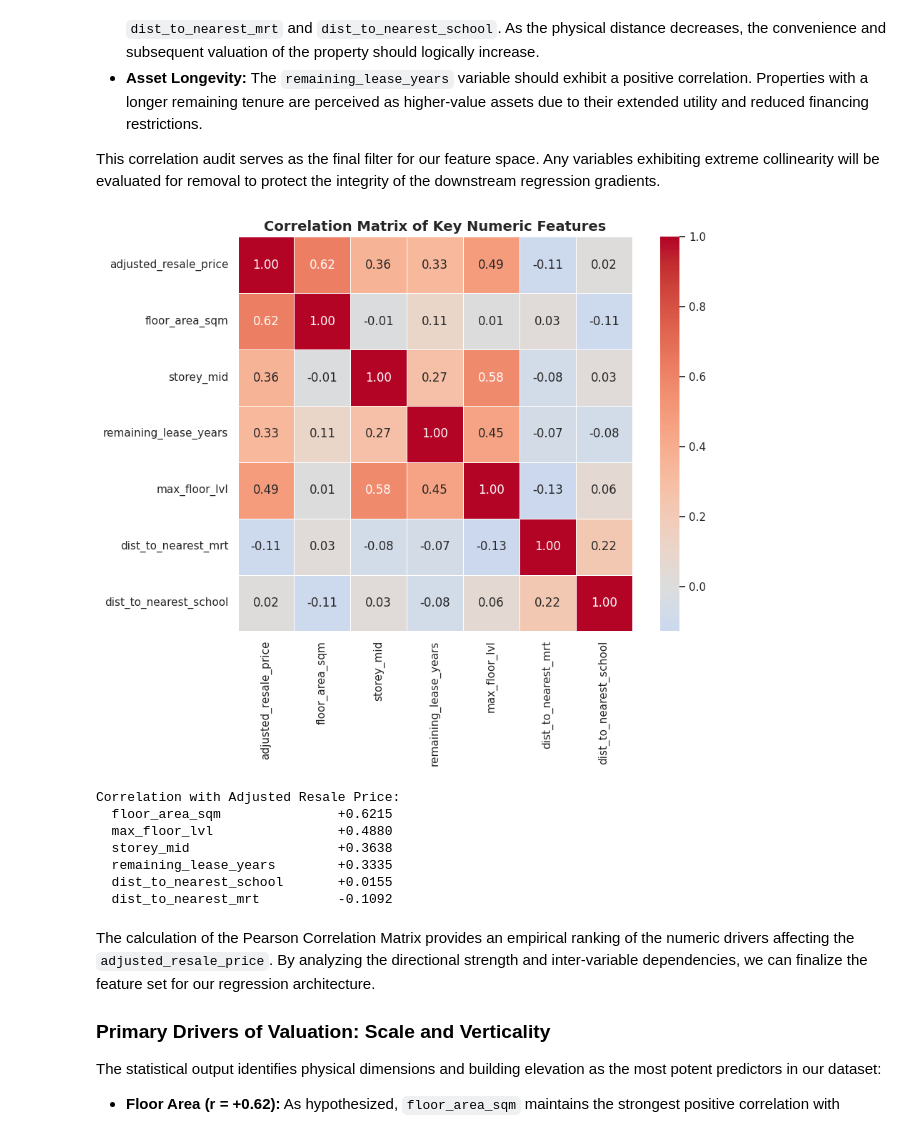
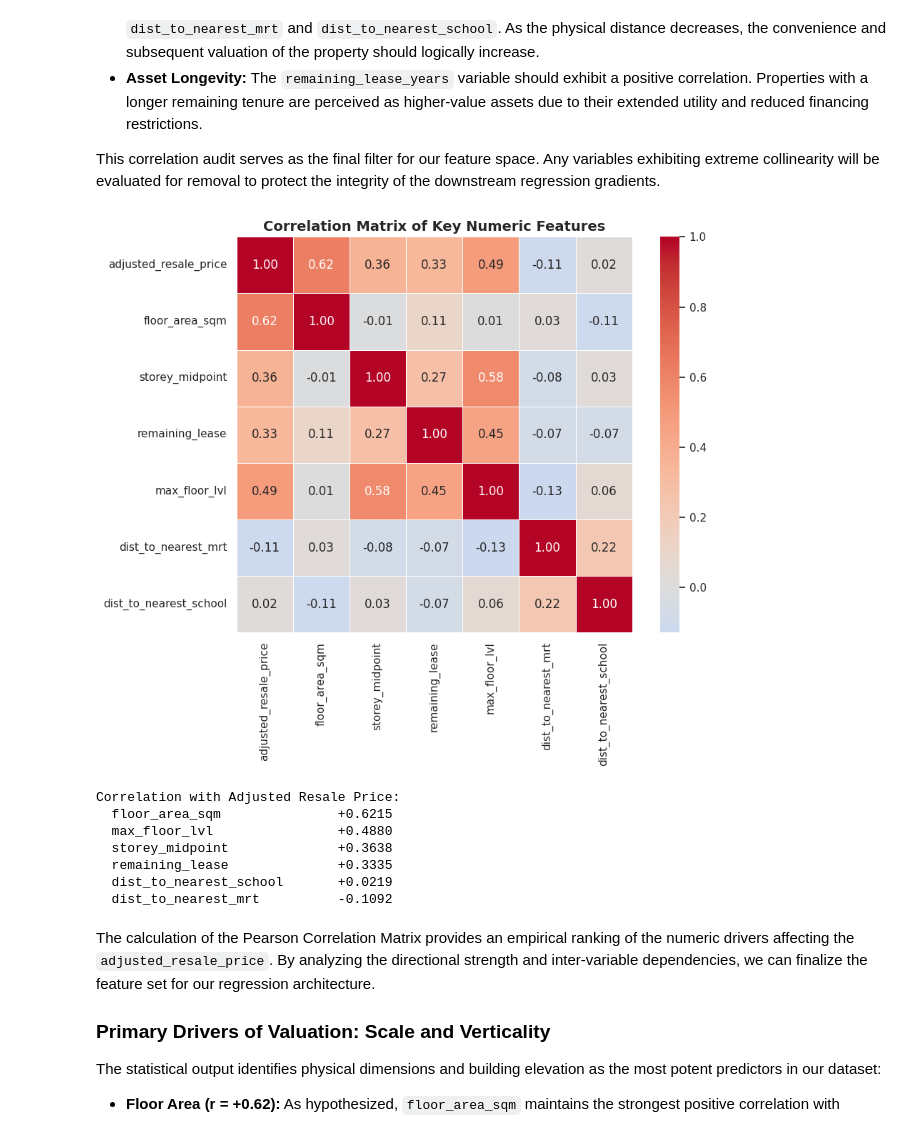
Before and after one commit to DanielNg0729/SC3021DataScienceProject, a Jupyter notebook: Group_1_SC3021.ipynb, the cells around one changed output. Drawn from its saved outputs; the diff is of its cells as text; code cells hidden in the pictures.

```diff
--- a/Group_1_SC3021.ipynb
+++ b/Group_1_SC3021.ipynb
@@ -1322,6 +1322,7 @@ Visualizing the divergence between nominal and inflation-adjusted prices is a vi
 * **Detecting Macroeconomic Shifts:** Periods where the gap widens significantly indicate high-inflation environments where nominal price spikes may be deceptive.
 * **Target Variable Validation:** This plot serves as the final validation for our `adjusted_resale_price` feature. It ensures that the normalization has successfully stabilized the temporal axis, providing a clean and uncorrupted target for our machine learning algorithms to optimize against.
 # %%
+master_df['date'] = pd.to_datetime(master_df['Year'].astype(str) + '-' + master_df['Month'].astype(str), format='%Y-%m')
 monthly = master_df.groupby('date').agg(
     median_adjusted=('adjusted_resale_price', 'median'),
     median_nominal=('resale_price', 'median')
@@ -1417,32 +1418,32 @@ Beyond identifying individual price drivers, this matrix is critical for detecti
 
 This correlation audit serves as the final filter for our feature space. Any variables exhibiting extreme collinearity will be evaluated for removal to protect the integrity of the downstream regression gradients.
 # %%
-corr_cols = ['adjusted_resale_price', 'floor_area_sqm', 'storey_mid',
-             'remaining_lease_years', 'max_floor_lvl',
+corr_cols = ['adjusted_resale_price', 'floor_area_sqm', 'storey_midpoint',
+             'remaining_lease', 'max_floor_lvl',
              'dist_to_nearest_mrt', 'dist_to_nearest_school']
 
 corr = master_df[corr_cols].corr()
 
 fig, ax = plt.subplots(figsize=(10, 8))
 sns.heatmap(corr, annot=True, fmt='.2f', cmap='coolwarm', center=0,
             square=True, linewidths=0.5, ax=ax)
 ax.set_title('Correlation Matrix of Key Numeric Features', fontsize=14, fontweight='bold')
 plt.tight_layout()
 plt.show()
 
 # Print correlations with target sorted
 target_corr = corr['adjusted_resale_price'].drop('adjusted_resale_price').sort_values(ascending=False)
 print("\nCorrelation with Adjusted Resale Price:")
 for feat, val in target_corr.items():
     print(f"  {feat:<28s} {val:+.4f}")
 # %% [output]
-[figure, old version]
+[figure, new version]
 Correlation with Adjusted Resale Price:
   floor_area_sqm               +0.6215
   max_floor_lvl                +0.4880
-  storey_mid                   +0.3638
-  remaining_lease_years        +0.3335
-  dist_to_nearest_school       +0.0155
+  storey_midpoint              +0.3638
+  remaining_lease              +0.3335
+  dist_to_nearest_school       +0.0219
   dist_to_nearest_mrt          -0.1092
 # %% [markdown]
 The calculation of the Pearson Correlation Matrix provides an empirical ranking of the numeric drivers affecting the `adjusted_resale_price`. By analyzing the directional strength and inter-variable dependencies, we can finalize the feature set for our regression architecture.
```
Also changed, not shown: parts of 15 cells of this notebook.
